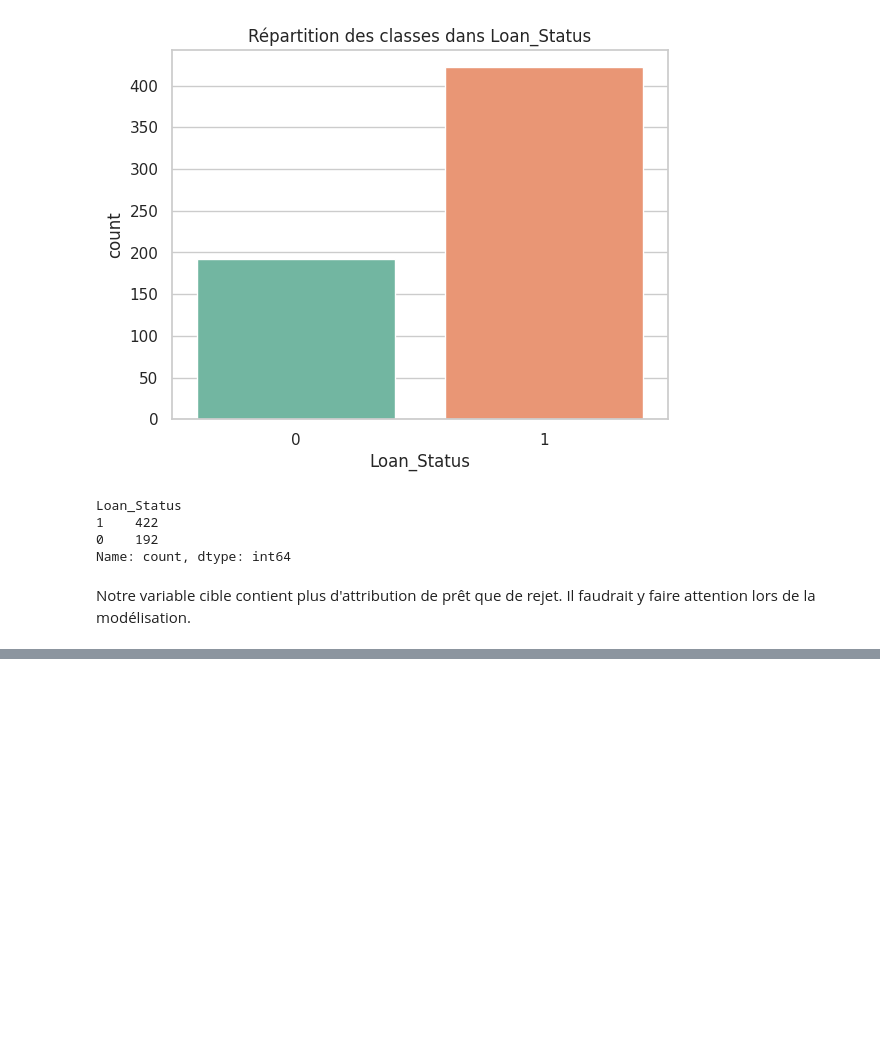
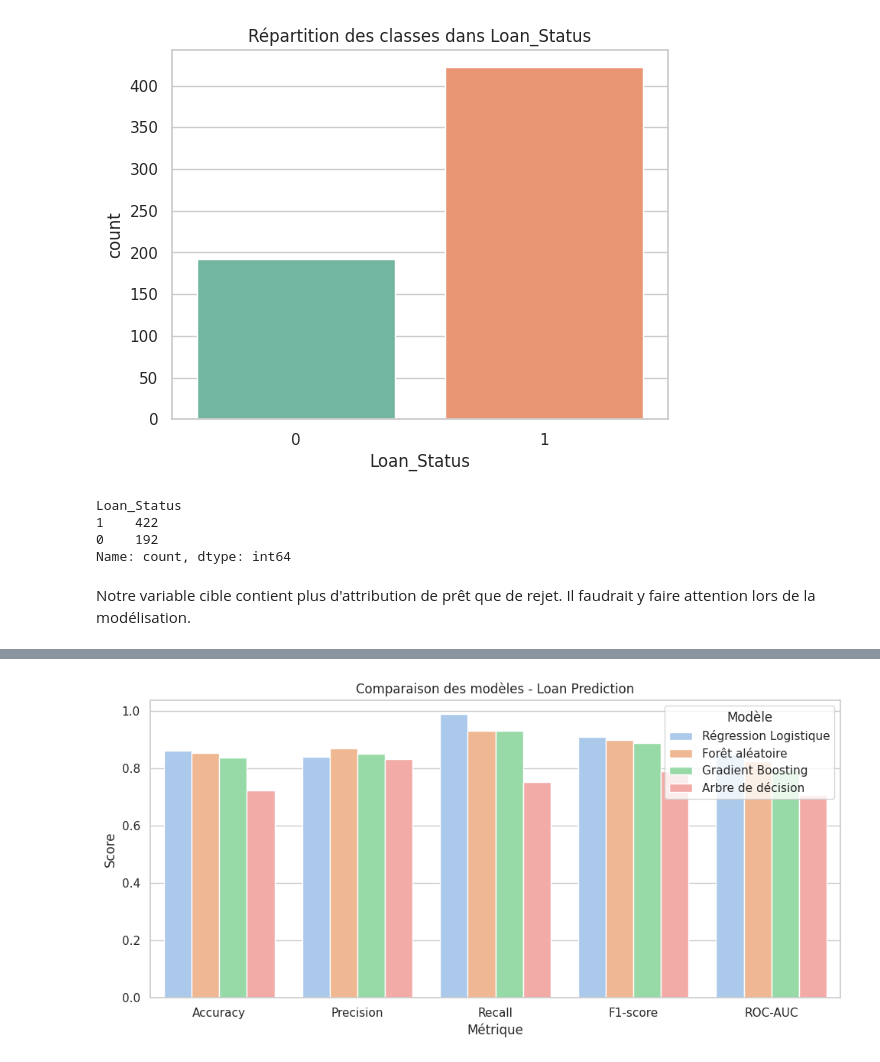
Before and after one commit to ach224/Prediction_eligibilite_pret_bancaire, a Jupyter notebook: Projet_1_–_Prédiction_de_l’éligibilité_à_un_prêt_bancaire.ipynb, the cells around one changed output, grey strips where cells are left out. Drawn from its saved outputs; the diff is of its cells as text; code cells hidden in the pictures; blank space fills up the shorter version.

Commit message:
Comparaison des métriques

```diff
--- a/Projet_1_–_Prédiction_de_l’éligibilité_à_un_prêt_bancaire.ipynb
+++ b/Projet_1_–_Prédiction_de_l’éligibilité_à_un_prêt_bancaire.ipynb
@@ -555,0 +669,5 @@ Notre variable cible contient plus d'attribution de prêt que de rejet. Il faudr
+# %%
+from sklearn.tree import DecisionTreeClassifier
+
+dt = DecisionTreeClassifier(random_state=42)
+dt.fit(X_train, y_train)
@@ -555,0 +678,5 @@ Notre variable cible contient plus d'attribution de prêt que de rejet. Il faudr
+# %%
+from sklearn.ensemble import RandomForestClassifier
+
+rf = RandomForestClassifier(random_state=42)
+rf.fit(X_train, y_train)
@@ -555,0 +687,5 @@ Notre variable cible contient plus d'attribution de prêt que de rejet. Il faudr
+# %%
+from sklearn.ensemble import GradientBoostingClassifier
+
+gb = GradientBoostingClassifier(random_state=42)
+gb.fit(X_train, y_train)
@@ -555,0 +696,5 @@ Notre variable cible contient plus d'attribution de prêt que de rejet. Il faudr
+# %%
+from sklearn.svm import SVC
+
+svm = SVC(random_state=42)
+svm.fit(X_train_scaled, y_train)
@@ -555,0 +777,57 @@ Notre variable cible contient plus d'attribution de prêt que de rejet. Il faudr
+# %%
+# COMPARAISON GLOBALE DES MODÈLES
+
+from sklearn.metrics import accuracy_score, precision_score, recall_score, f1_score, roc_auc_score
+
+models = {
+    "Arbre de décision": dt,
+    "Forêt aléatoire": rf,
+    "Gradient Boosting": gb,
+    "Régression Logistique": logreg,
+    "KNN": knn,
+    "SVM": svm
+}
+
+results = []
+
+for name, model in models.items():
+    try:
+        # Certaines versions (ex : SVM) nécessitent jeu de données normalisé
+        if name in ["Régression Logistique", "KNN", "SVM"]:
+            X_test_used = X_test_scaled if name == "Régression Logistique" else (
+                X_test_knn if name == "KNN" else X_test_svm
+            )
+        else:
+            X_test_used = X_test
+
+        y_pred = model.predict(X_test_used)
+        y_proba = model.predict_proba(X_test_used)[:, 1]
+
+        results.append({
+            "Modèle": name,
+            "Accuracy":  accuracy_score(y_test, y_pred),
+            "Precision": precision_score(y_test, y_pred),
+            "Recall":    recall_score(y_test, y_pred),
+            "F1-score":  f1_score(y_test, y_pred),
+            "ROC-AUC":   roc_auc_score(y_test, y_proba)
+        })
+
+    except Exception as e:
+        print(f"⚠️ Erreur pour {name}: {e}")
+
+# DataFrame final
+comparison_df = pd.DataFrame(results).sort_values(by="ROC-AUC", ascending=False).reset_index(drop=True)
+
+# Affichage clair
+print("✅ Tableau comparatif des performances globales :")
+display(comparison_df.round(3))
+
+# Visualisation synthétique
+plt.figure(figsize=(10,5))
+sns.barplot(data=comparison_df.melt(id_vars="Modèle", var_name="Métrique", value_name="Score"),
+            x="Métrique", y="Score", hue="Modèle")
+plt.title("Comparaison des modèles - Loan Prediction")
+plt.legend(title="Modèle")
+plt.tight_layout()
+plt.show()
+# %% [output]
@@ -555,0 +842 @@ Notre variable cible contient plus d'attribution de prêt que de rejet. Il faudr
+[figure, added]
```
Also changed, not shown: parts of 27 cells of this notebook.
